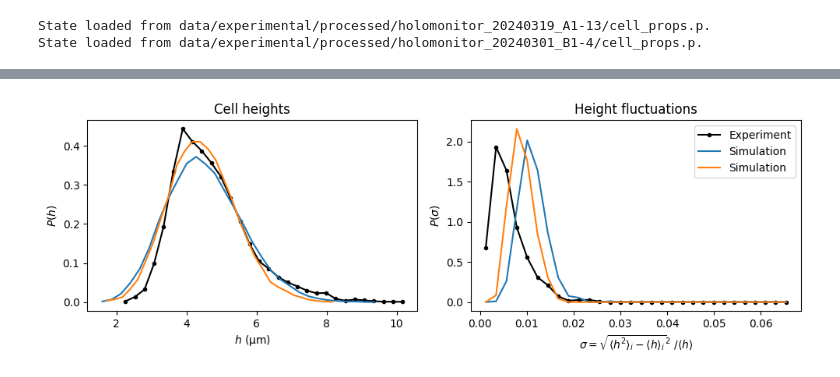
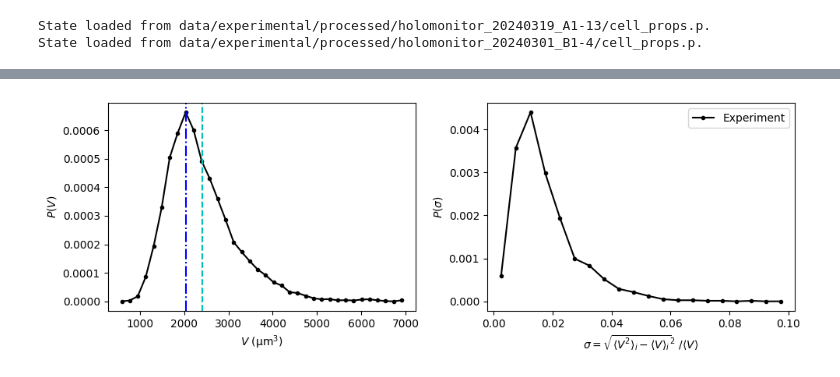
Before and after one commit to siljabl/VertexModel, a Jupyter notebook: analysis/visualization/notebooks/distributions.ipynb, the cells around one changed output, grey strips where cells are left out. Saved outputs shown, nothing was run; the diff lists cells and outputs as text; code cells hidden in the pictures.

Commit message:
plotting distributions

```diff
--- a/analysis/visualization/notebooks/distributions.ipynb
+++ b/analysis/visualization/notebooks/distributions.ipynb
@@ -81,53 +360,42 @@ cell_speeds     = np.sqrt(cell_velocities[:,:,0]**2 + cell_velocities[:,:,1]**2)
 # %%
 # experiment
-tmp_dist  = []
-tmp_std   = []
+tmp_dist = []
+tmp_std  = []
+for cellprop, mask in zip(cellprops, masks):
+    tmp_dist.append(     (cellprop.A[mask] * cellprop.h[mask]).ravel())
+    tmp_std.append(np.ma.std(cellprop.A[mask] * cellprop.h[mask], axis=0))
 
-for cellprop, mask in zip(cellprops, masks):
-    tmp_dist.append(     (cellprop.h[mask]).ravel())
-    tmp_std.append(np.ma.std(cellprop.h[mask], axis=0))
+tmp_dist = np.ma.concatenate(tmp_dist)
+tmp_std  = np.ma.concatenate(tmp_std)
 
-tmp_dist  = np.ma.concatenate(tmp_dist)
-tmp_std   = np.ma.concatenate(tmp_std)
+dist_exp = hist_to_curve(tmp_dist, 36, hist_range=[500, 7000])
+std_exp  = hist_to_curve(tmp_std,  20, hist_range=[1e-2, np.ma.mean(tmp_dist)/2])
 
-dist_exp = hist_to_curve(tmp_dist, 30)
-std_exp  = hist_to_curve(tmp_std,  30, hist_range=[1e-2, np.ma.mean(tmp_dist)])
+# normalize
+scaled_std_exp  = std_exp[0] / np.ma.mean(tmp_dist)
+scaled_std_exp /= np.ma.sum(scaled_std_exp)
 
-# simulation
-dist_sim = []
-std_sim  = []
-for list_vm in list_vms:
-    cell_heights = vm_output.get_cell_heights(list_vm)
-
-    dist_sim.append(hist_to_curve(cell_heights, 30))
-    std_sim.append(hist_to_curve(np.ma.std(cell_heights, axis=0), 30, hist_range=[1e-2, np.ma.mean(tmp_dist)]))
-
-scaled_std_exp = std_exp[0] / np.ma.mean(tmp_dist)
-# scaled_std_sim = std_sim[0] / np.ma.mean(dist_sim[0])
-
-scaled_std_exp /= np.ma.sum(scaled_std_exp)
-# scaled_std_sim /= np.ma.sum(scaled_std_sim)
 
 plt.figure(figsize=(10,3.5))
-
 plt.subplot(121)
-plt.plot(dist_exp[0], dist_exp[1], 'k.-', label="Experiment")
-for i in range(len(paths)):
-    plt.plot(dist_sim[i][0], dist_sim[i][1], label="Simulation")
-plt.title("Cell heights")
-plt.xlabel(r"$h$ (µm)")
-plt.ylabel(r"$P(h)$")
+plt.plot(dist_exp[0], dist_exp[1],               'k.-', label="Experiment")
+plt.axvline(np.mean(tmp_dist),                   c="c", ls='--', label="Mean")
+plt.axvline(dist_exp[0][np.argmax(dist_exp[1])], c="b", ls='-.', label="Max")
+plt.xlabel(r"$V$ (µm$^3$)")
+plt.ylabel(r"$P(V)$")
 
 plt.subplot(122)
-plt.plot(scaled_std_exp,    std_exp[1], 'k.-', label="Experiment")
-for i in range(len(paths)):
-    scaled_std_sim = std_sim[i][0] / np.ma.mean(dist_sim[i][0])
-    scaled_std_sim /= np.ma.sum(scaled_std_sim)
-    plt.plot(scaled_std_sim, std_sim[i][1], label="Simulation")
+plt.plot(scaled_std_exp, std_exp[1], 'k.-', label="Experiment")
+# for i in range(len(paths)):
+#     scaled_std_sim = std_sim[i][0] / np.ma.mean(dist_sim[i][0])
+#     scaled_std_sim /= np.ma.sum(scaled_std_sim)
+#     plt.plot(scaled_std_sim, std_sim[i][1], label="Simulation")
 plt.legend()
-plt.title("Height fluctuations")
-plt.xlabel(r"$\sigma=\sqrt{\langle h^2 \rangle_i - \langle h \rangle_i}^2~/ \langle h \rangle$")
+plt.legend()
+plt.xlabel(r"$\sigma=\sqrt{\langle V^2 \rangle_i - \langle V \rangle_i}^2~/ \langle V \rangle$")
 plt.ylabel(r"$P(\sigma)$")
+
 plt.tight_layout()
+#plt.savefig("volume_distribution_1900.png", dpi=300)
 # %% [output]
-[figure, old version]
+[figure, new version]
```
Also changed, not shown: parts of 11 cells of this notebook, 3 other files.
